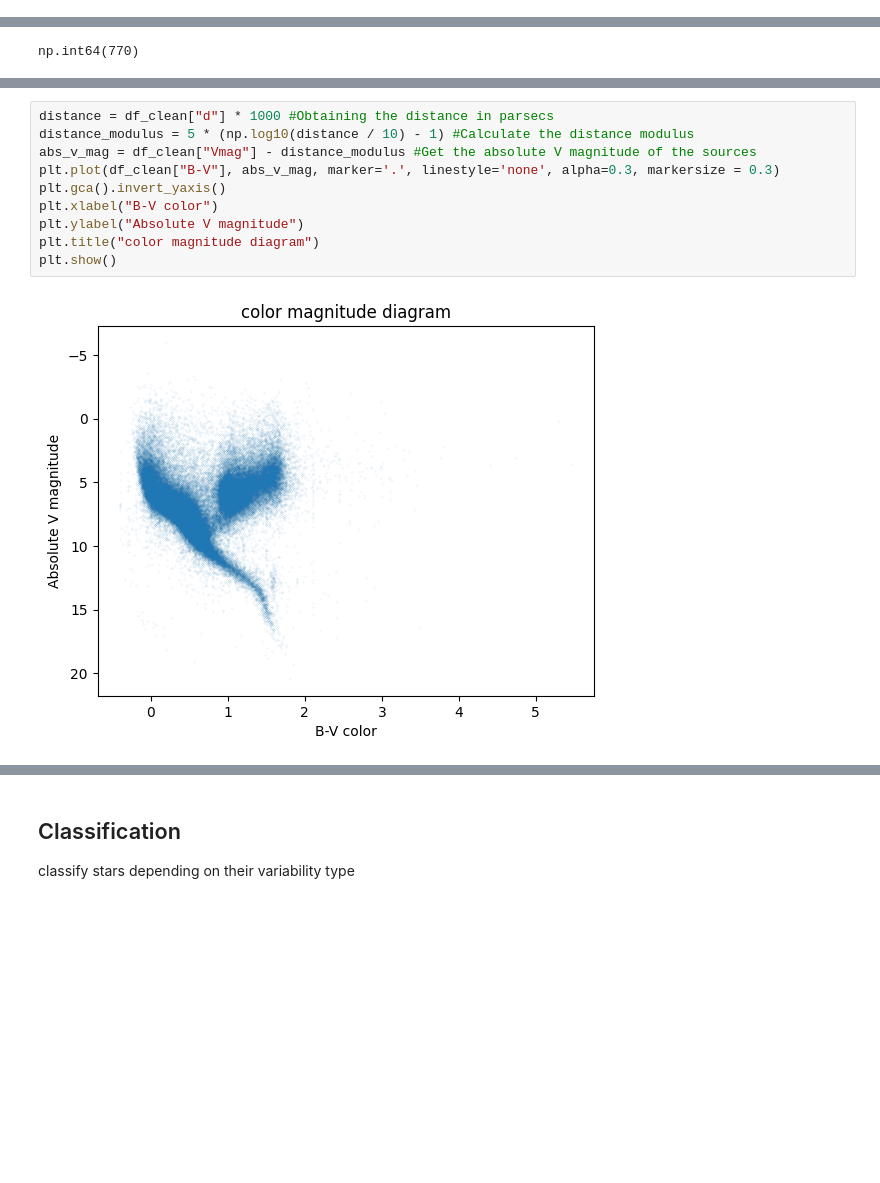
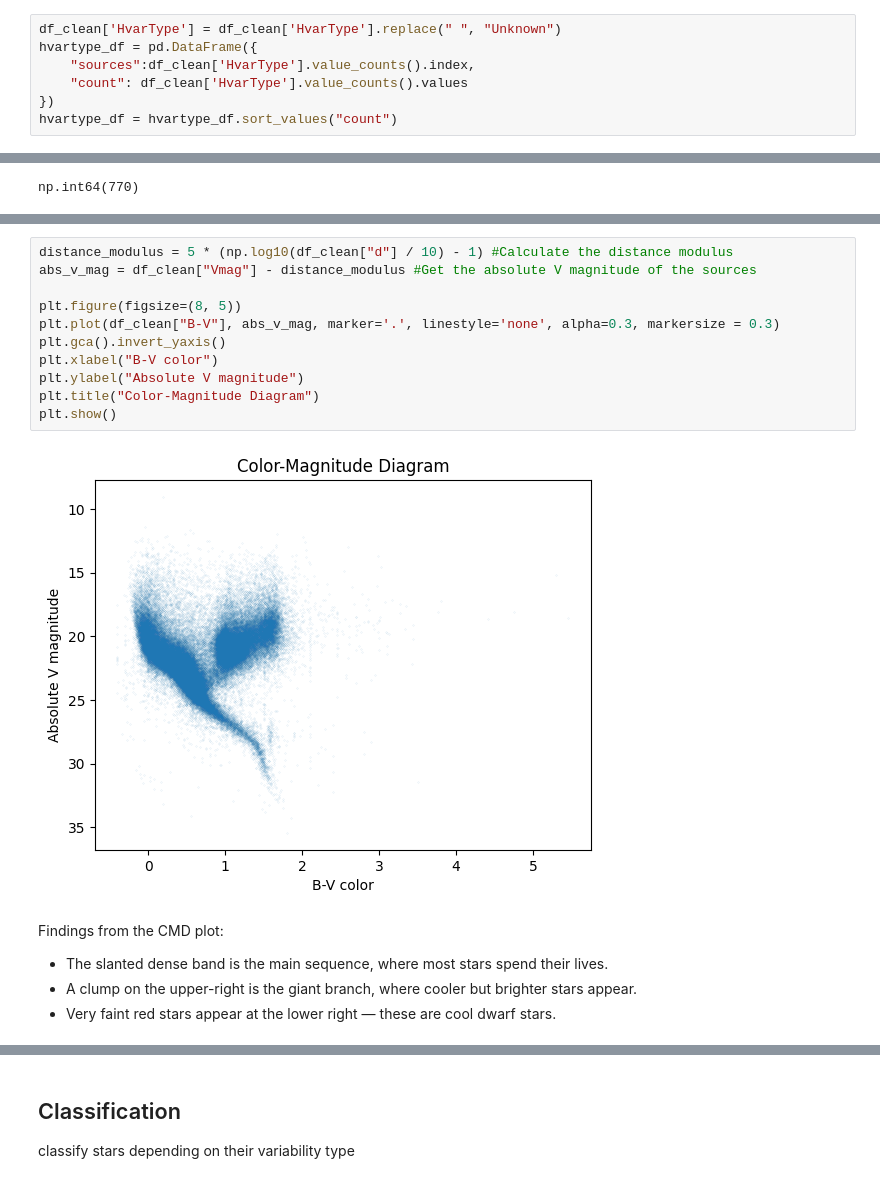
Before and after one commit to dinarazhorabek/astronomy_data_analysis, a Jupyter notebook: Hipparcos_Clustering_Starter.ipynb, the cells around one changed output, grey strips where cells are left out. Saved outputs shown, nothing was run; the diff lists cells and outputs as text; blank space fills up the shorter version.

Commit message:
added findings in EDA part

```diff
--- a/Hipparcos_Clustering_Starter.ipynb
+++ b/Hipparcos_Clustering_Starter.ipynb
@@ -262 +286,8 @@ how to handle missing values?
+# %%
+df_clean['HvarType'] = df_clean['HvarType'].replace(" ", "Unknown")
+hvartype_df = pd.DataFrame({
+    "sources":df_clean['HvarType'].value_counts().index,
+    "count": df_clean['HvarType'].value_counts().values
+})
+hvartype_df = hvartype_df.sort_values("count")
 # %%
@@ -303,13 +346,19 @@ df_clean.shape
 # %%
-distance = df_clean["d"] * 1000 #Obtaining the distance in parsecs
-distance_modulus = 5 * (np.log10(distance / 10) - 1) #Calculate the distance modulus
+distance_modulus = 5 * (np.log10(df_clean["d"] / 10) - 1) #Calculate the distance modulus
 abs_v_mag = df_clean["Vmag"] - distance_modulus #Get the absolute V magnitude of the sources
+
+plt.figure(figsize=(8, 5))
 plt.plot(df_clean["B-V"], abs_v_mag, marker='.', linestyle='none', alpha=0.3, markersize = 0.3)
 plt.gca().invert_yaxis()
 plt.xlabel("B-V color")
 plt.ylabel("Absolute V magnitude")
-plt.title("color magnitude diagram")
+plt.title("Color-Magnitude Diagram")
 plt.show()
 # %% [output]
-[figure, old version]
+[figure, new version]
+# %% [markdown]
+Findings from the CMD plot:
+- The slanted dense band is the main sequence, where most stars spend their lives.
+- A clump on the upper-right is the giant branch, where cooler but brighter stars appear.
+- Very faint red stars appear at the lower right — these are cool dwarf stars.
 # %% [markdown]
```
Also changed, not shown: parts of 26 cells of this notebook.
